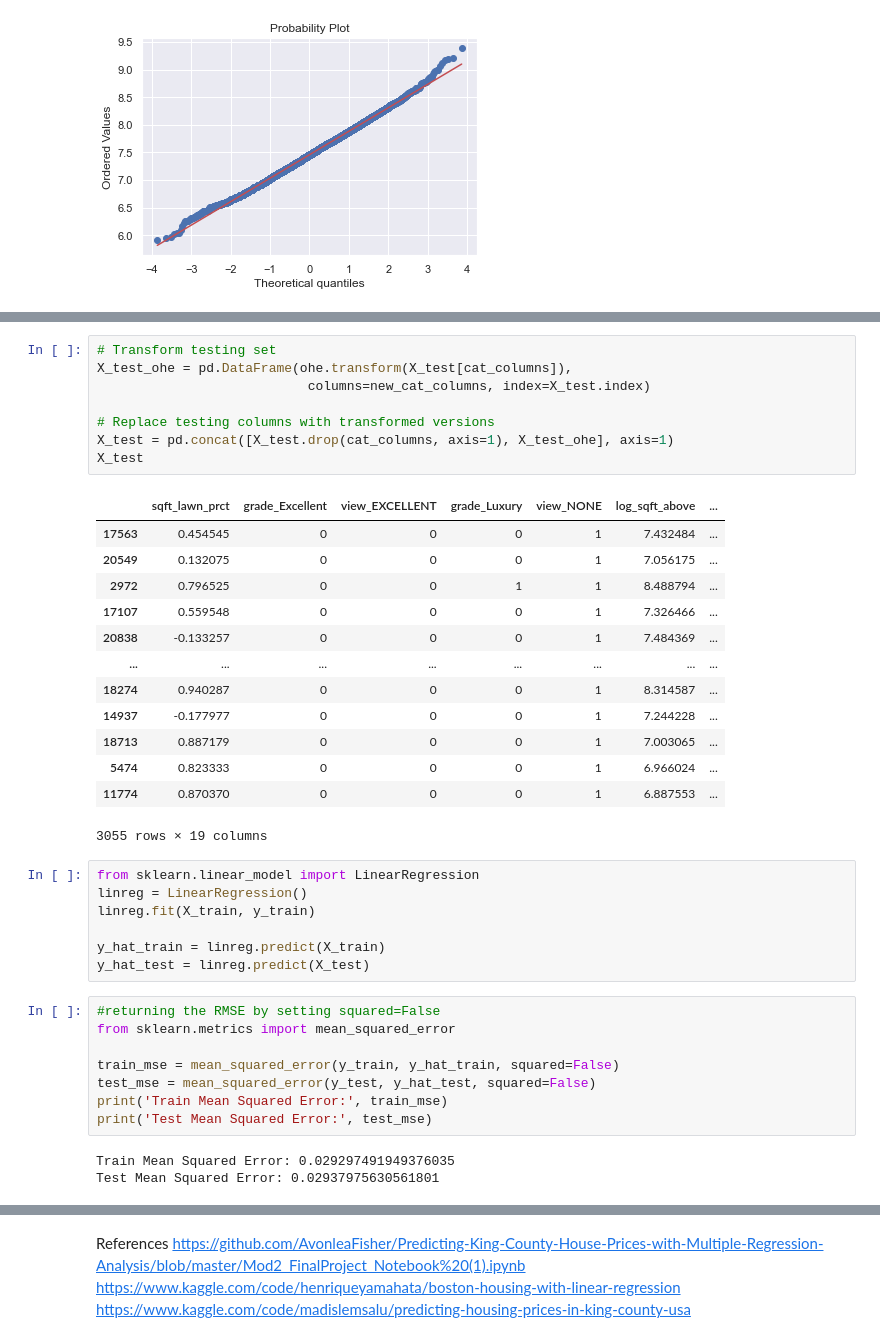
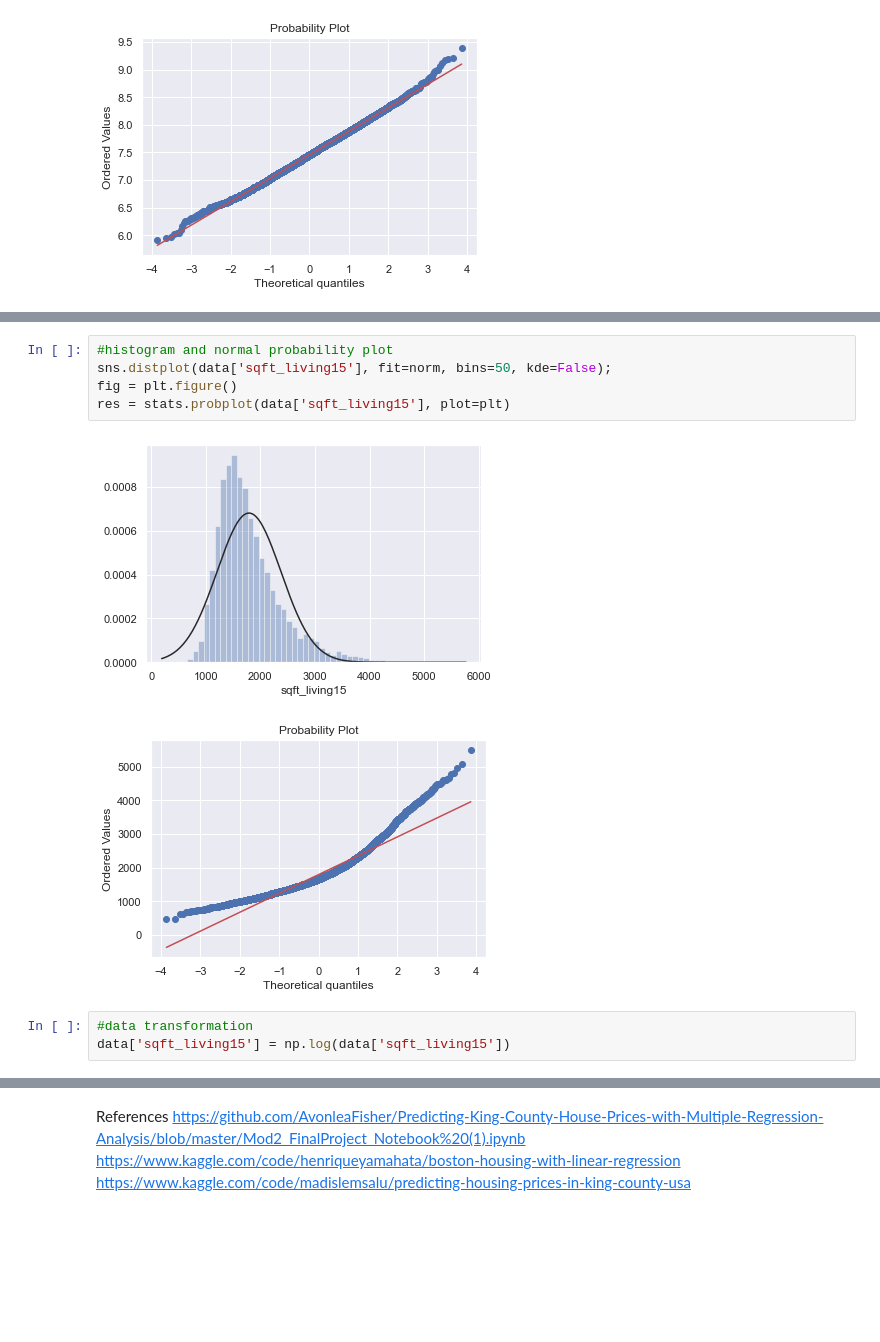
Before and after one commit to SSGrasland/Linear-Regression-on-Housing-Data, a Jupyter notebook: Phase 2 Project.ipynb, the cells around one changed output, grey strips where cells are left out. Cells and saved outputs as stored; diff of their text form; blank space fills up the shorter version.

```diff
--- a/Phase 2 Project.ipynb
+++ b/Phase 2 Project.ipynb
@@ -666,40 +457,11 @@ X_train
-# %%
-# Transform testing set
-X_test_ohe = pd.DataFrame(ohe.transform(X_test[cat_columns]),
-                           columns=new_cat_columns, index=X_test.index)
-
-# Replace testing columns with transformed versions
-X_test = pd.concat([X_test.drop(cat_columns, axis=1), X_test_ohe], axis=1)
-X_test
-# %% [output]
-|  | sqft_lawn_prct | grade_Excellent | view_EXCELLENT | grade_Luxury | view_NONE | log_sqft_above | ... |
-| 17563 | 0.454545 | 0 | 0 | 0 | 1 | 7.432484 | ... |
-| 20549 | 0.132075 | 0 | 0 | 0 | 1 | 7.056175 | ... |
-| 2972 | 0.796525 | 0 | 0 | 1 | 1 | 8.488794 | ... |
-| 17107 | 0.559548 | 0 | 0 | 0 | 1 | 7.326466 | ... |
-| 20838 | -0.133257 | 0 | 0 | 0 | 1 | 7.484369 | ... |
-| ... | ... | ... | ... | ... | ... | ... | ... |
-| 18274 | 0.940287 | 0 | 0 | 0 | 1 | 8.314587 | ... |
-| 14937 | -0.177977 | 0 | 0 | 0 | 1 | 7.244228 | ... |
-| 18713 | 0.887179 | 0 | 0 | 0 | 1 | 7.003065 | ... |
-| 5474 | 0.823333 | 0 | 0 | 0 | 1 | 6.966024 | ... |
-| 11774 | 0.870370 | 0 | 0 | 0 | 1 | 6.887553 | ... |
-3055 rows × 19 columns
-# %%
-from sklearn.linear_model import LinearRegression
-linreg = LinearRegression()
-linreg.fit(X_train, y_train)
-
-y_hat_train = linreg.predict(X_train)
-y_hat_test = linreg.predict(X_test)
-# %%
-#returning the RMSE by setting squared=False
-from sklearn.metrics import mean_squared_error
-
-train_mse = mean_squared_error(y_train, y_hat_train, squared=False)
-test_mse = mean_squared_error(y_test, y_hat_test, squared=False)
-print('Train Mean Squared Error:', train_mse)
-print('Test Mean Squared Error:', test_mse)
-# %% [output]
-Train Mean Squared Error: 0.029297491949376035
-Test Mean Squared Error: 0.02937975630561801
+# %%
+#histogram and normal probability plot
+sns.distplot(data['sqft_living15'], fit=norm, bins=50, kde=False);
+fig = plt.figure()
+res = stats.probplot(data['sqft_living15'], plot=plt)
+# %% [output]
+[figure, added]
+[figure, added]
+# %%
+#data transformation
+data['sqft_living15'] = np.log(data['sqft_living15'])
```
Also changed, not shown: parts of 64 cells of this notebook.
